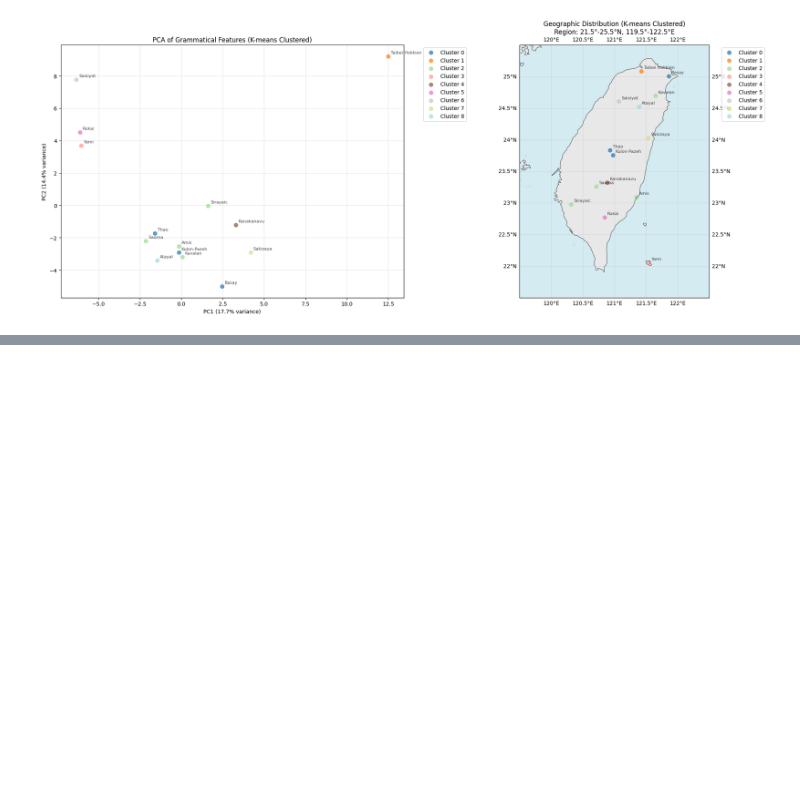
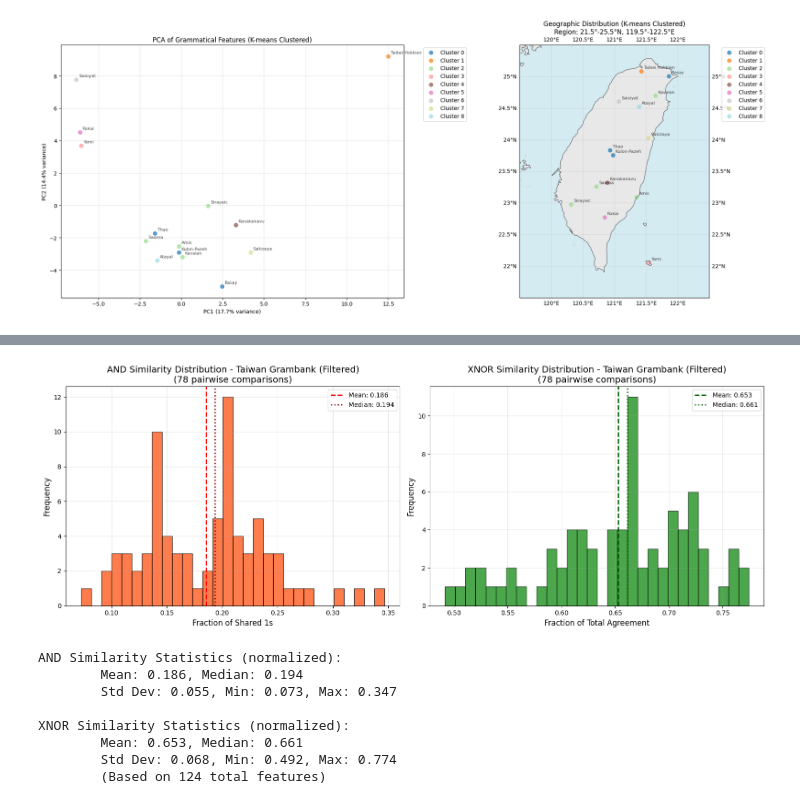
Before and after one commit to rizfn/babel-transition, a Jupyter notebook: src/dataAnalysis/grambank/taiwan.ipynb, the cells around one changed output, grey strips where cells are left out. Cells and saved outputs as stored; diff of their text form; code cells hidden in the pictures; blank space fills up the shorter version.

```diff
--- a/src/dataAnalysis/grambank/taiwan.ipynb
+++ b/src/dataAnalysis/grambank/taiwan.ipynb
@@ -554,3 +447,16 @@ Total number of bits (features): 124
+# %%
+# Plot similarity distributions for filtered Taiwan Grambank data
+plot_similarity_distributions(and_matrix, xnor_matrix, title_suffix=" - Taiwan Grambank (Filtered)")
+# %% [output]
+[figure, added]
+AND Similarity Statistics (normalized):
+        Mean: 0.186, Median: 0.194
+        Std Dev: 0.055, Min: 0.073, Max: 0.347
+
+XNOR Similarity Statistics (normalized):
+        Mean: 0.653, Median: 0.661
+        Std Dev: 0.068, Min: 0.492, Max: 0.774
+        (Based on 124 total features)
 # %%
 # Parameters
 L = 256
```
Also changed, not shown: parts of 8 cells of this notebook, 1 other file.
